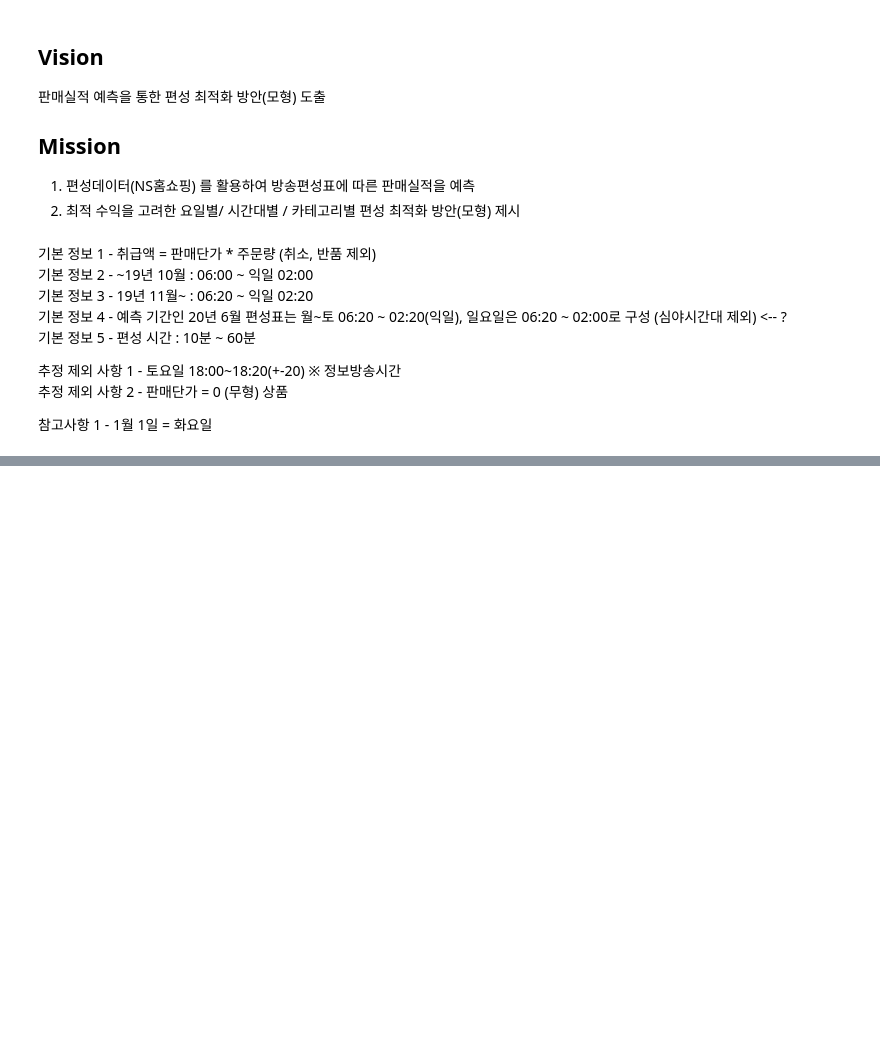
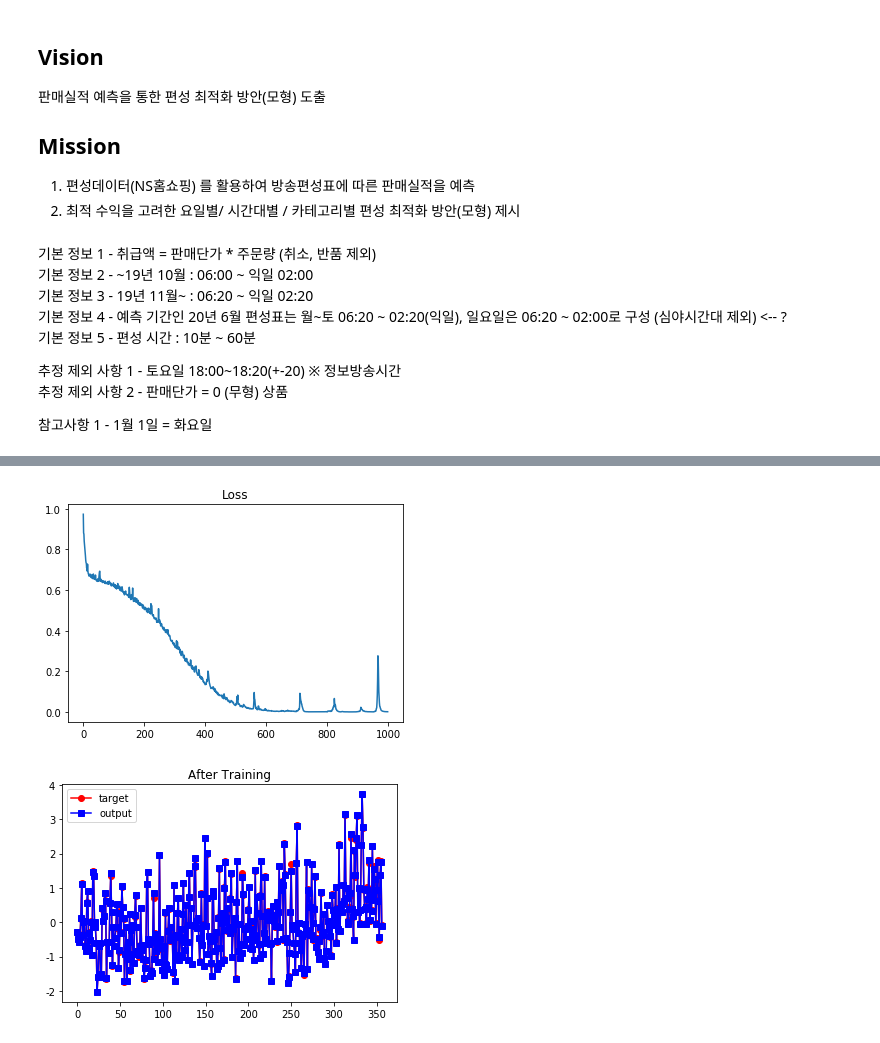
Before and after one commit to devsosin/big_contest, a Jupyter notebook: NSSHOP+.ipynb, the cells around one changed output, grey strips where cells are left out. Drawn from its saved outputs; the diff is of its cells as text; code cells hidden in the pictures; blank space fills up the shorter version.

```diff
--- a/NSSHOP+.ipynb
+++ b/NSSHOP+.ipynb
@@ -45,0 +44,4 @@ temp
+# %%
+# 취급액 Null 0 채우기, 형변환 (int)
+performance_df['취급액'].fillna(0, inplace=True)
+performance_df['취급액'] = performance_df['취급액'].astype(int)
@@ -45,0 +82,15 @@ temp
+# %%
+# LSTM 데이터로 정제
+import numpy as np
+# 타임스텝
+ts = 7
+
+lstm_df = performance_df.groupby('DAY').sum()
+per_mean, per_std = lstm_df.describe()['취급액'][['mean','std']]
+
+# Normalization
+lstm_df['취급액'] = lstm_df['취급액'].map(lambda x : (x - per_mean) / per_std)
+X_train = np.asarray([np.array([lstm_df['취급액'].values[i+j] for j in range(ts)])
+                      for i in range(len(lstm_df['취급액']) - ts)]).reshape(-1,ts,1)[:-1]
+y_train = lstm_df['취급액'].values[ts:-1]
+X_train.shape, y_train.shape
@@ -45,0 +99,11 @@ temp
+# %%
+# 모델 쌓기
+from keras.models import Sequential
+from keras.layers import LSTM, Dense
+
+model_LSTM = Sequential()
+model_LSTM.add(LSTM(100, input_shape=(ts, 1)))
+model_LSTM.add(Dense(1, activation="linear"))
+model_LSTM.compile(loss='mse', optimizer='adam')
+
+model_LSTM.summary()
@@ -45,0 +123,18 @@ temp
+# %%
+# 시각화
+import matplotlib.pyplot as plt
+
+history_LSTM = model_LSTM.fit(X_train, y_train, epochs=1000,verbose=0)
+# Loss Graph
+plt.plot(history_LSTM.history["loss"])
+plt.title("Loss")
+plt.show()
+# 예측, 실제 값
+plt.plot(y_train[:], 'ro-', label="target")
+plt.plot(model_LSTM.predict(X_train[:, :, :]), 'bs-', label="output")
+plt.legend()
+plt.title("After Training")
+plt.show()
+# %% [output]
+[figure, added]
+[figure, added]
```
Also changed, not shown: parts of 43 cells of this notebook, 9 other files.
